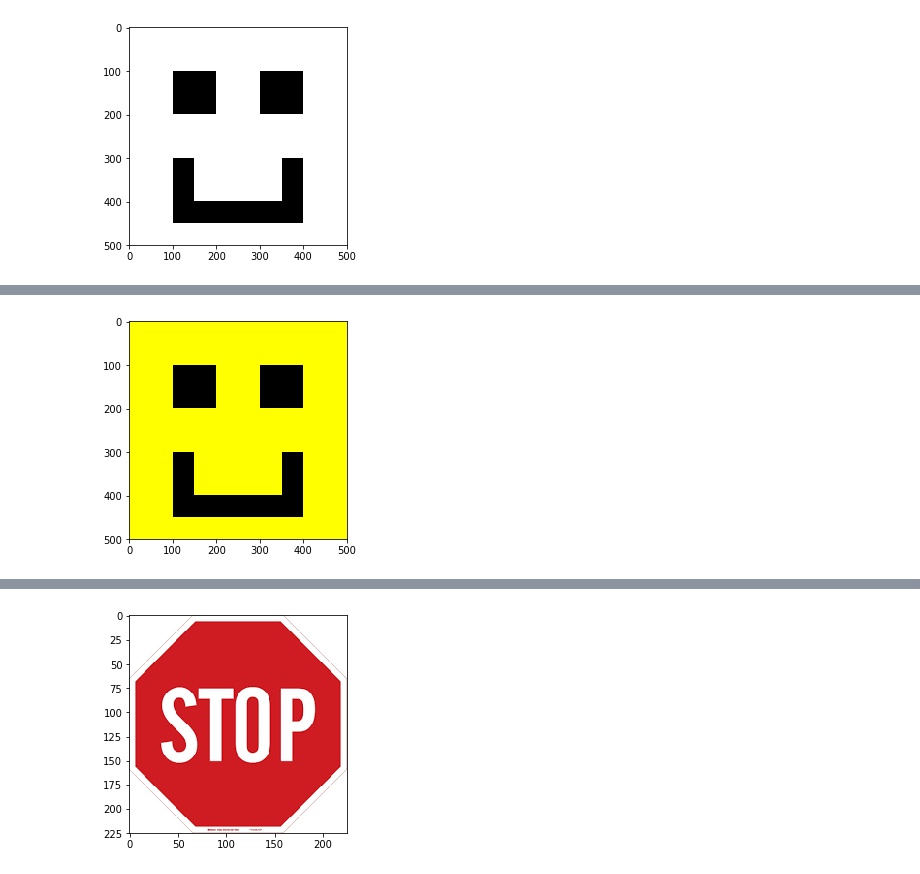
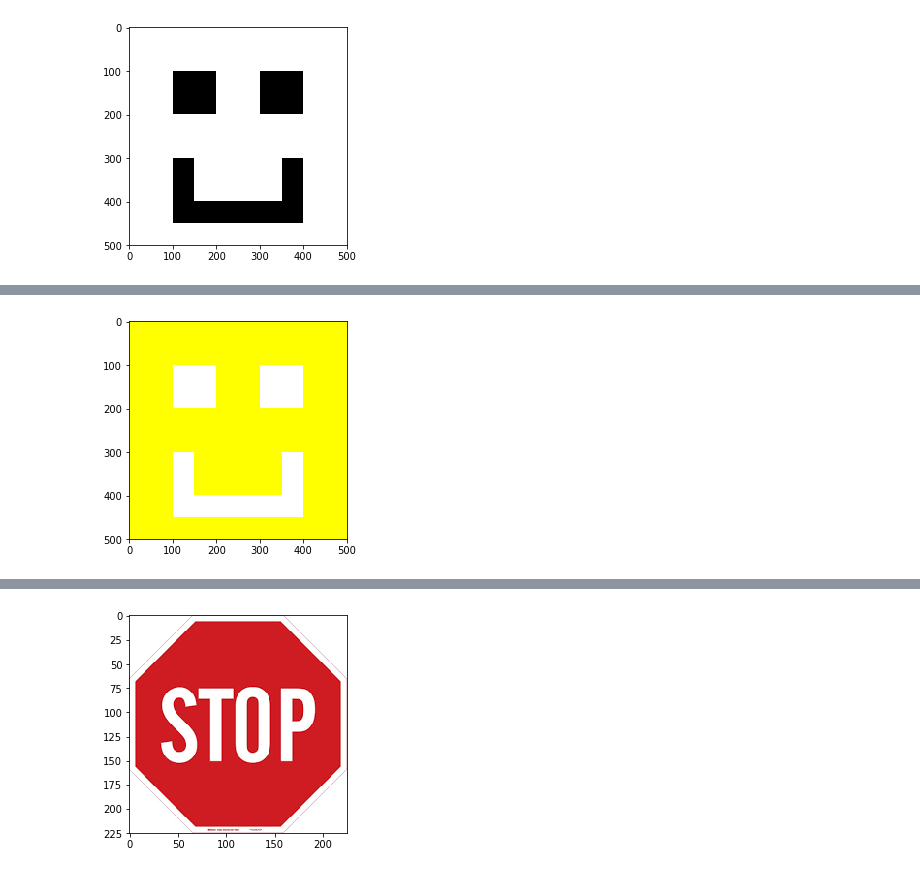
Before and after one commit to IanChar/AI4All, a Jupyter notebook: notebook1.ipynb, the cells around one changed output, grey strips where cells are left out. Cells and saved outputs as stored; diff of their text form; code cells hidden in the pictures.

```diff
--- a/notebook1.ipynb
+++ b/notebook1.ipynb
@@ -133,0 +173,21 @@ show_image(canvas)
+# %%
+'''
+make the same smiley face, but using 3 channels instead of 1
+'''
+h = 500
+w = 500
+canvas = np.zeros([h, w, 3])
+
+
+# left eye
+canvas[100:200, 100:200, :] = 255
+
+# right eye
+canvas[100:200, 300:400, :] = 255
+
+# smiley face
+canvas[300:400, 100:150, :] = 255
+canvas[300:400, 350:400, :] = 255
+canvas[400:450, 100:400, :] = 255
+
+show_image(canvas)
@@ -134,11 +196,12 @@ show_image(canvas)
 # %%
 '''
-make it a yellow smileyface
+make the face yellow
 '''
 
 canvas_rgb = np.zeros([h, w, 3])
-canvas_rgb[:, :, 0] = canvas
-canvas_rgb[:, :, 1] = canvas
+canvas_rgb[:, :, 0] = 255
+canvas_rgb[:, :, 1] = 255
+canvas_rgb[:, :, 2] = canvas[:, :, 2]
 show_image(canvas_rgb)
 # %% [output]
-[figure, old version]
+[figure, new version]
```
Also changed, not shown: parts of 7 cells of this notebook, 33 other files.
